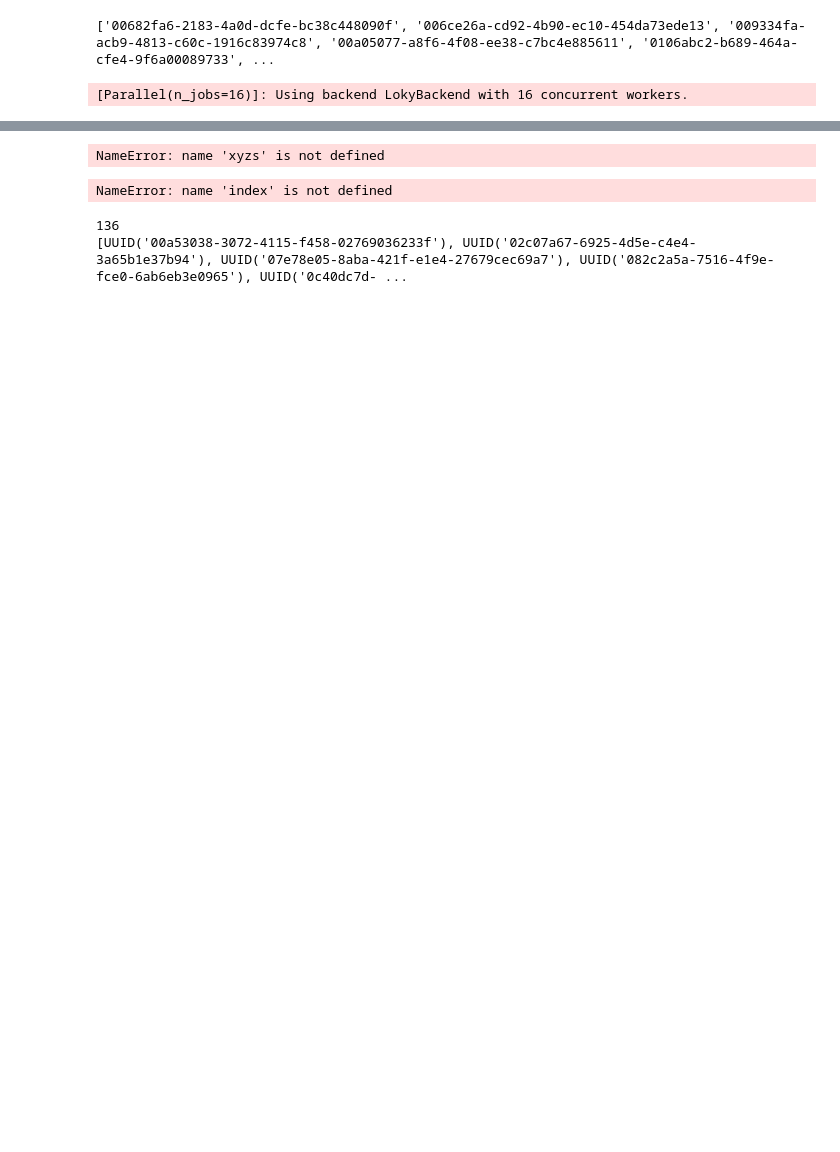
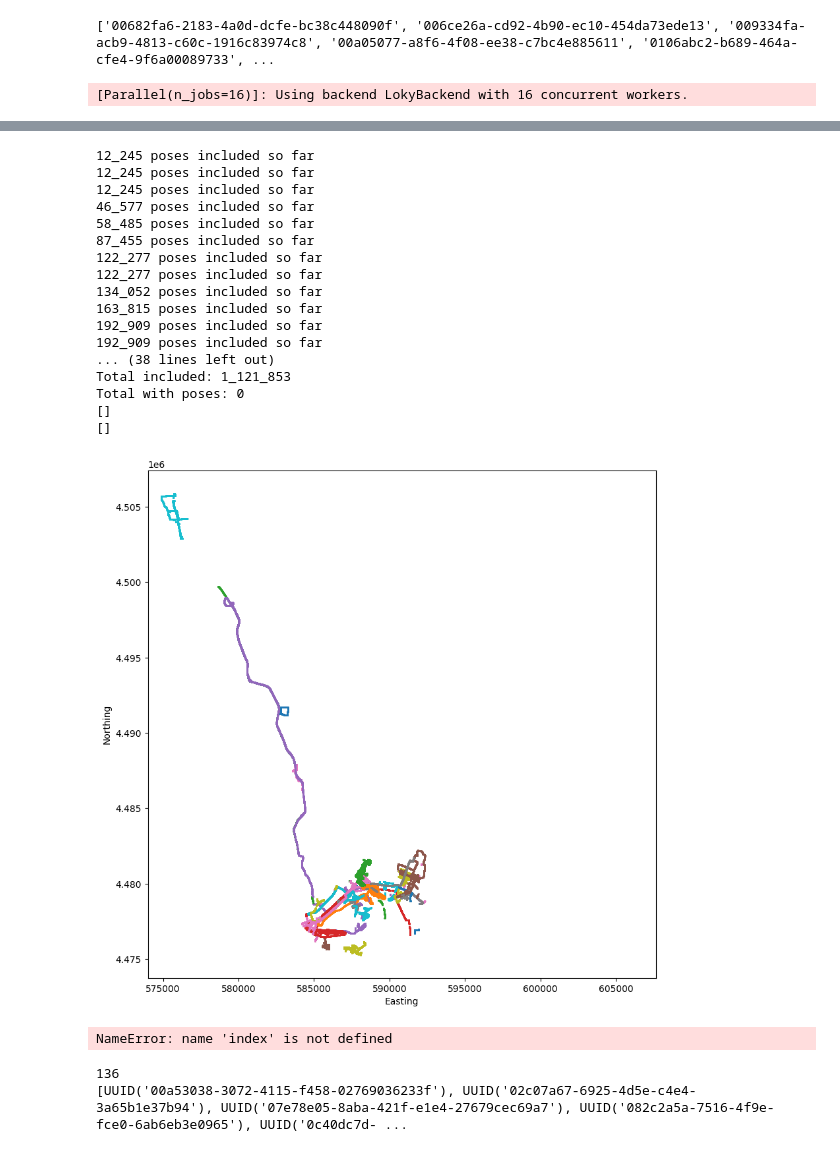
Before and after one commit to pit30m/pit30m, a Jupyter notebook: examples/plot_partitions.ipynb, the cells around one changed output, grey strips where cells are left out. Saved outputs shown, nothing was run; the diff lists cells and outputs as text; code cells hidden in the pictures; blank space fills up the shorter version.

Commit message:
towards simpler partition api

```diff
--- a/examples/plot_partitions.ipynb
+++ b/examples/plot_partitions.ipynb
@@ -29,13 +29,13 @@ print(logs)
 # %% [output]
 ['00682fa6-2183-4a0d-dcfe-bc38c448090f', '006ce26a-cd92-4b90-ec10-454da73ede13', '009334fa-acb9-4813-c60c-1916c83974c8', '00a05077-a8f6-4f08-ee38-c7bc4e885611', '0106abc2-b689-464a-cfe4-9f6a00089733', ...
 # %%
-def maybe_get_sensor_index(log_reader: LogReader, sensor: str) -> Tuple[str, Optional[np.ndarray]]:
+def maybe_get_sensor_index(log_reader: LogReader, sensor: str, partitions=None) -> Tuple[str, Optional[np.ndarray]]:
     """Try to fetch index from AWS, return None if it doesn't exist"""
     try:
         if sensor == "LIDAR":
             index = log_reader.get_lidar_geo_index()
         elif sensor in CamName.__members__:
-            index = log_reader.get_cam_geo_index(CamName[sensor.upper()], max_delta_s=0.2)
+            index = log_reader.get_cam_geo_index(CamName[sensor.upper()], max_delta_s=0.2, partitions=partitions)
         else:
             raise ValueError(f"Unknown sensor {sensor}")
     except FileNotFoundError:
@@ -45,11 +45,11 @@ def maybe_get_sensor_index(log_reader: LogReader, sensor: str) -> Tuple[str, Opt
 
 
 def get_sensor_indices(
-    log_readers: Iterable[LogReader], sensor: str,
+    log_readers: Iterable[LogReader], sensor: str, partitions = None,
 ) -> Tuple[Dict[UUID, np.ndarray], Dict[UUID, LogReader], Parallel]:
     """Get the indices that map poses to sensor observations"""
     pool = Parallel(n_jobs=mp.cpu_count(), verbose=1, batch_size=8)
-    res = pool(delayed(maybe_get_sensor_index)(lr, sensor) for lr in log_readers)
+    res = pool(delayed(maybe_get_sensor_index)(lr, sensor, partitions) for lr in log_readers)
     sensor_indices = {log_id: index for (log_id, index) in res}
     # log_readers = {log_id: lr for (log_id, lr) in zip(logs, log_readers)}
     return sensor_indices, pool
@@ -72,7 +72,11 @@ with_poses = []
 missing = []
 
 # Load all the indices asynchronously
-sensor_indices, pool = get_sensor_indices(log_readers.values(), CamName.MIDDLE_FRONT_WIDE.name)
+sensor_indices, pool = get_sensor_indices(
+    log_readers.values(),
+    CamName.MIDDLE_FRONT_WIDE.name,
+    partitions=[PreProcessPartition.VALID, GeoPartition.TRAIN],
+)
 
 for log_id, index in tqdm(sensor_indices.items()):
 
@@ -152,7 +175,21 @@ WARNING: There are 311 / 17122 (1.82%) timestamp associations with gap > 0.200s.
+12_245 poses included so far
+12_245 poses included so far
+12_245 poses included so far
+46_577 poses included so far
+58_485 poses included so far
+87_455 poses included so far
+122_277 poses included so far
+122_277 poses included so far
+134_052 poses included so far
+163_815 poses included so far
+192_909 poses included so far
+192_909 poses included so far
+... (38 lines left out)
+Total included: 1_121_853
+Total with poses: 0
+[]
+[]
+[figure, added]
-# %%
-xyzs
-# %% [output]
-NameError: name 'xyzs' is not defined
 # %%
 submap_ids = sorted([UUID(bytes=x.ljust(16, b"\x00")) for x in np.unique(index["submap_id"])])
 print(len(submap_ids))
```
Also changed, not shown: parts of 2 cells of this notebook, 1 other file.
